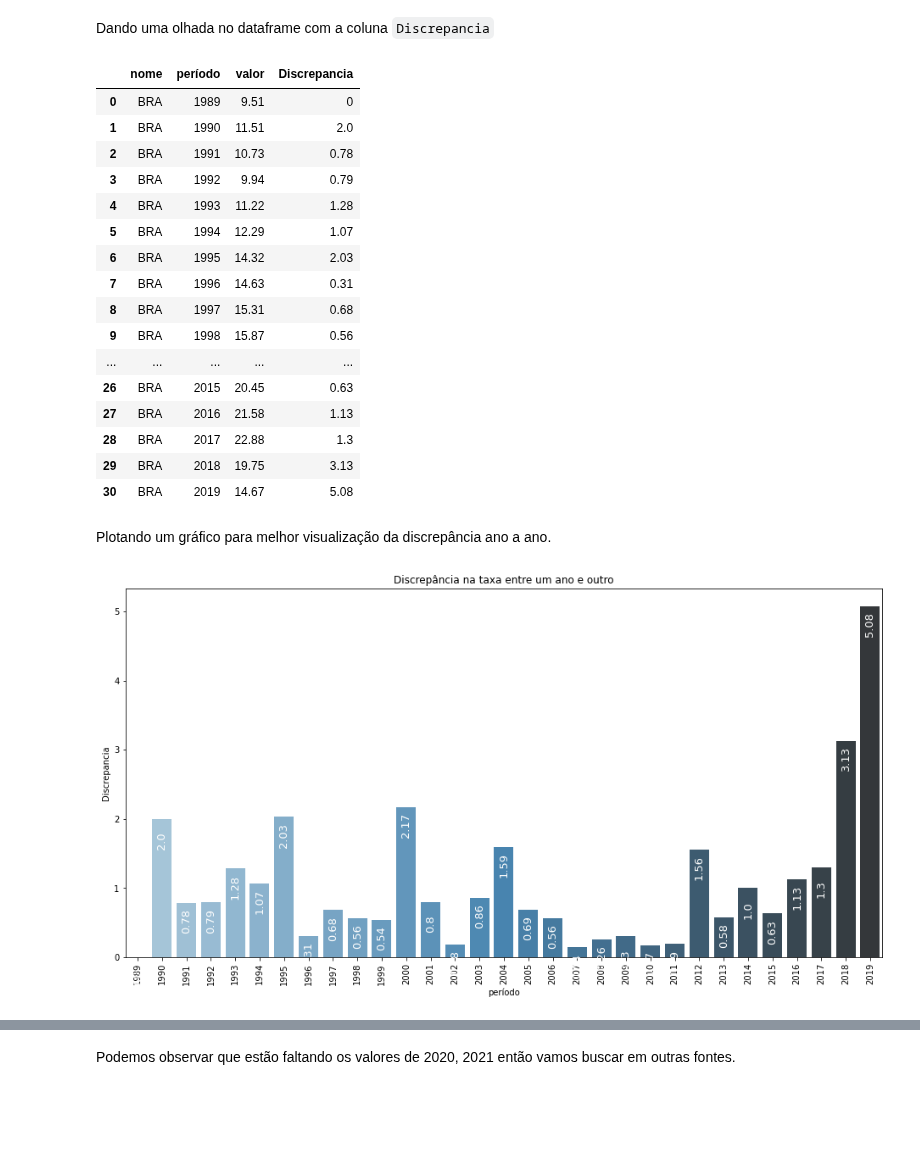
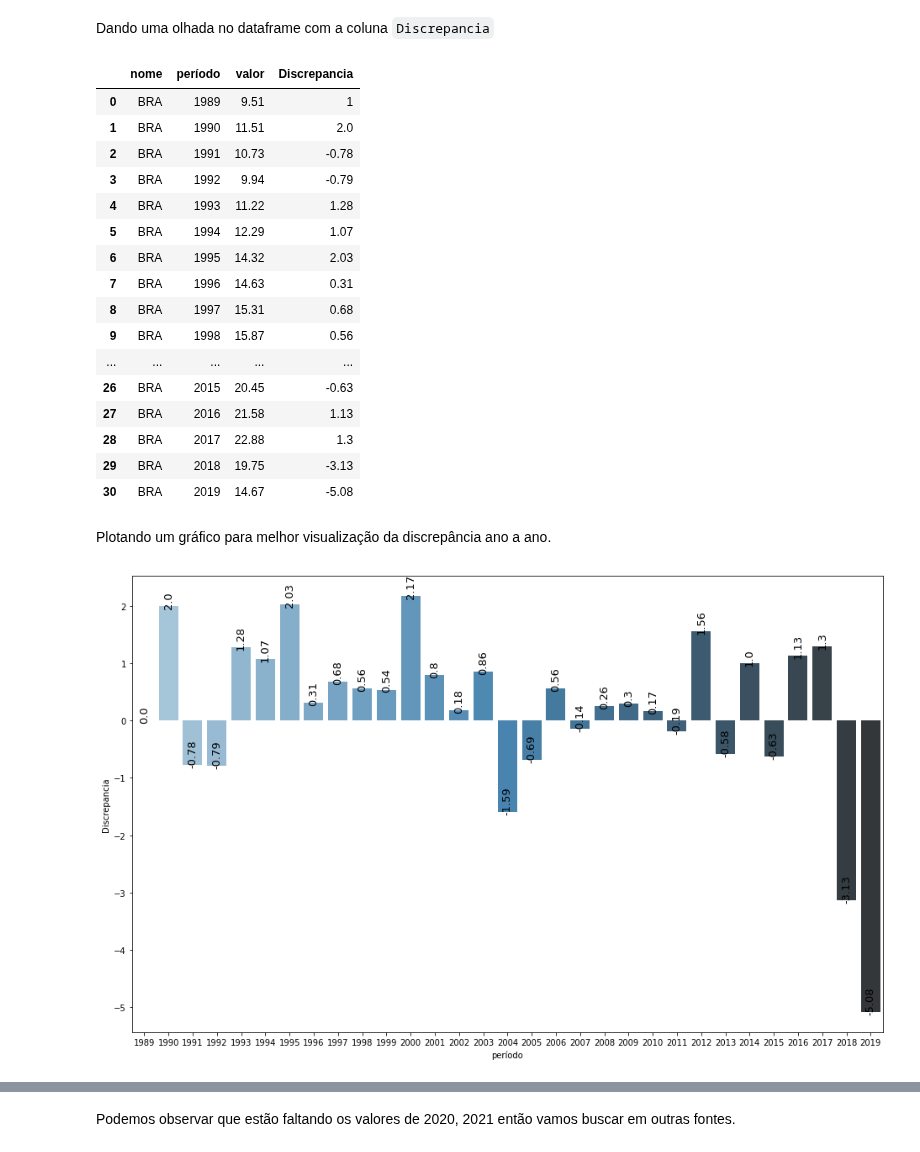
Before and after one commit to kauebr/Portifolio-Desarmamento-Brasil, a Jupyter notebook: Desarmamento Brasil.ipynb, the cells around one changed output, grey strips where cells are left out. Cells and saved outputs as stored; diff of their text form; code cells hidden in the pictures; blank space fills up the shorter version.

```diff
--- a/Desarmamento Brasil.ipynb
+++ b/Desarmamento Brasil.ipynb
@@ -131,6 +131,8 @@ for contador in range (1, 31): # Contador linha a linha começando a partir da s
     minimo = min(df_tx_obitos_BR.iloc[contador, 2], df_tx_obitos_BR.iloc[(contador-1), 2]) # Calcula a menor taxa entre 2
     maximo = max(df_tx_obitos_BR.iloc[contador, 2], df_tx_obitos_BR.iloc[(contador-1), 2]) # Calcula a maior taxa entre 2
     df_tx_obitos_BR.at[contador, 'Discrepancia'] = round((maximo - minimo), 2) # Define a diferença do maior pelo menor.
+    if minimo == df_tx_obitos_BR.iloc[contador, 2]:
+        df_tx_obitos_BR.at[contador, 'Discrepancia'] *= -1
 df_tx_obitos_BR.at[0, 'Discrepancia'] = 0
 
 #dfmi.loc[:, ('one', 'second')]
@@ -140,10 +142,10 @@ Dando uma olhada no dataframe com a coluna `Discrepancia`
 display(df_tx_obitos_BR)
 # %% [output]
 |  | nome | período | valor | Discrepancia |
-| 0 | BRA | 1989 | 9.51 | 0 |
+| 0 | BRA | 1989 | 9.51 | 1 |
 | 1 | BRA | 1990 | 11.51 | 2.0 |
-| 2 | BRA | 1991 | 10.73 | 0.78 |
-| 3 | BRA | 1992 | 9.94 | 0.79 |
+| 2 | BRA | 1991 | 10.73 | -0.78 |
+| 3 | BRA | 1992 | 9.94 | -0.79 |
 | 4 | BRA | 1993 | 11.22 | 1.28 |
 | 5 | BRA | 1994 | 12.29 | 1.07 |
 | 6 | BRA | 1995 | 14.32 | 2.03 |
@@ -151,35 +153,30 @@ display(df_tx_obitos_BR)
 | 8 | BRA | 1997 | 15.31 | 0.68 |
 | 9 | BRA | 1998 | 15.87 | 0.56 |
 | ... | ... | ... | ... | ... |
-| 26 | BRA | 2015 | 20.45 | 0.63 |
+| 26 | BRA | 2015 | 20.45 | -0.63 |
 | 27 | BRA | 2016 | 21.58 | 1.13 |
 | 28 | BRA | 2017 | 22.88 | 1.3 |
-| 29 | BRA | 2018 | 19.75 | 3.13 |
-| 30 | BRA | 2019 | 14.67 | 5.08 |
+| 29 | BRA | 2018 | 19.75 | -3.13 |
+| 30 | BRA | 2019 | 14.67 | -5.08 |
 # %% [markdown]
 Plotando um gráfico para melhor visualização da discrepância ano a ano.
 # %%
-
-plt.subplots(figsize=(16, 8))
+plt.subplots(figsize=(16, 10))
 x = df_tx_obitos_BR['período']
 y = df_tx_obitos_BR['Discrepancia']
-plt.xticks(rotation=90)
-plt.title('Discrepância na taxa entre um ano e outro')
 grafico = sns.barplot(x=x, y=y, palette='Blues_d')
-
-
-
+pd.set_option('display.precision', 2)
 for item in grafico.patches:
     grafico.annotate(
                      item.get_height(),
                      (item.get_x() + item.get_width() /2, item.get_height()),
                       ha='center',
                       rotation=90,
                       va='baseline',
                       fontsize=13,
-                      color='white',
-                      xytext=(0, -33),
+                      color='black',
+                      xytext=(0, 0),
                       textcoords='offset points',
                       )
 # %% [output]
-[figure, old version]
+[figure, new version]
```
Also changed, not shown: parts of 5 cells of this notebook.
